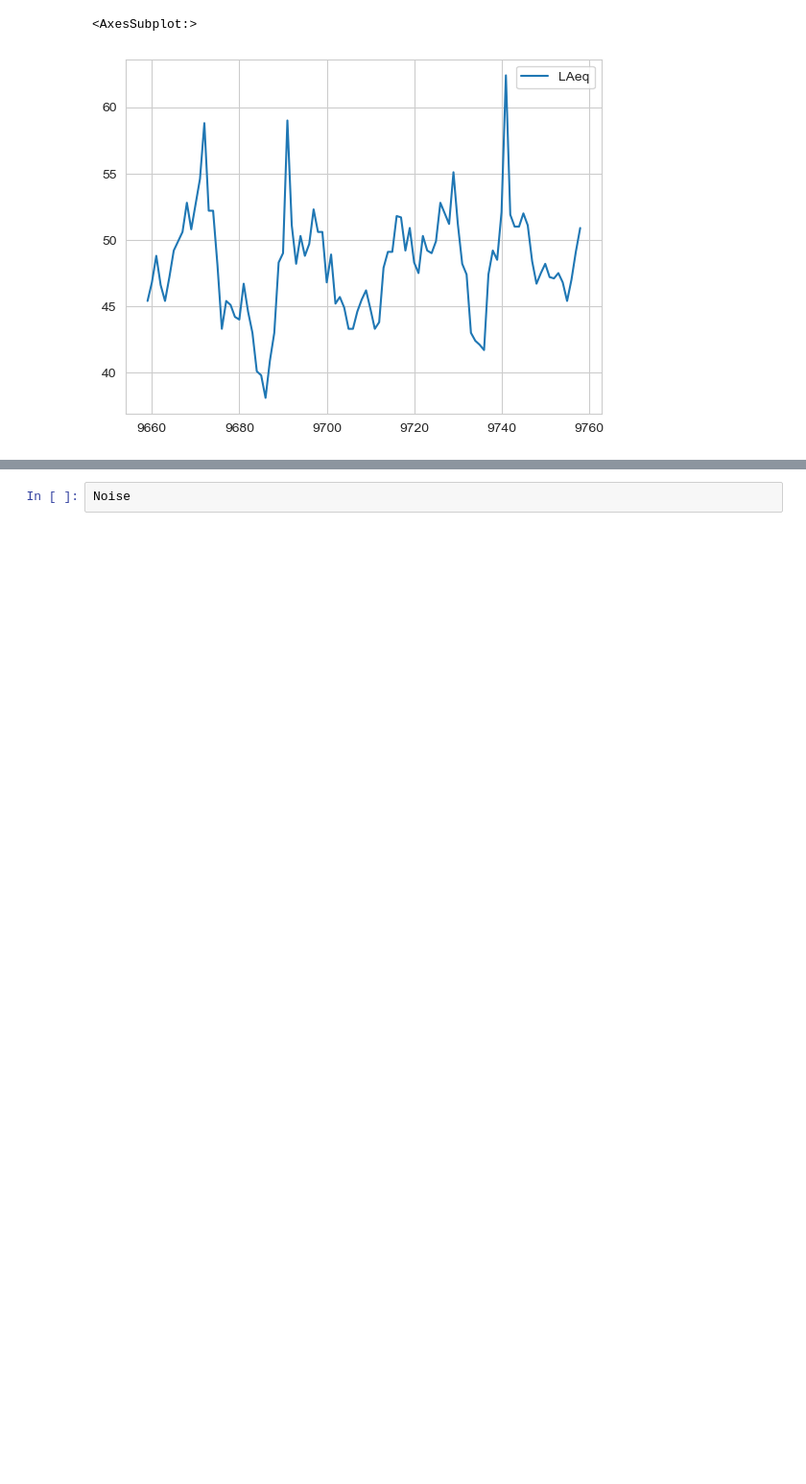
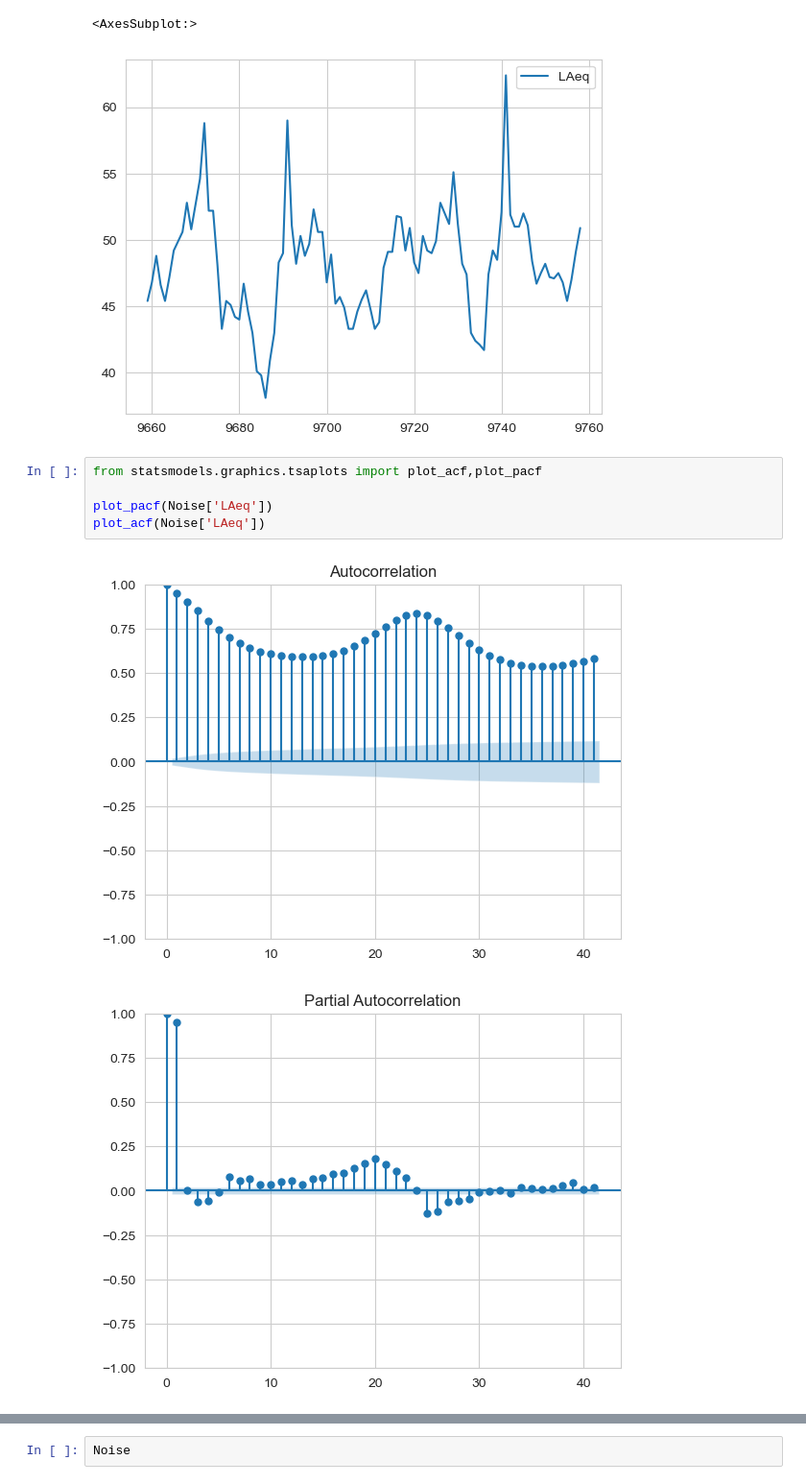
Before and after one commit to alexCCTcollege/Capstone, a Jupyter notebook: Transform.ipynb, the cells around one changed output, grey strips where cells are left out. Shown at 96% size. Drawn from its saved outputs; the diff is of its cells as text; blank space fills up the shorter version.

```diff
--- a/Transform.ipynb
+++ b/Transform.ipynb
@@ -930,3 +930,11 @@ sns.lineplot(Test[:100])
 # %% [output]
 <AxesSubplot:>
 [figure]
+# %%
+from statsmodels.graphics.tsaplots import plot_acf,plot_pacf
+
+plot_pacf(Noise['LAeq'])
+plot_acf(Noise['LAeq'])
+# %% [output]
+[figure, added]
+[figure, added]
```
Also changed, not shown: parts of 8 cells of this notebook.
